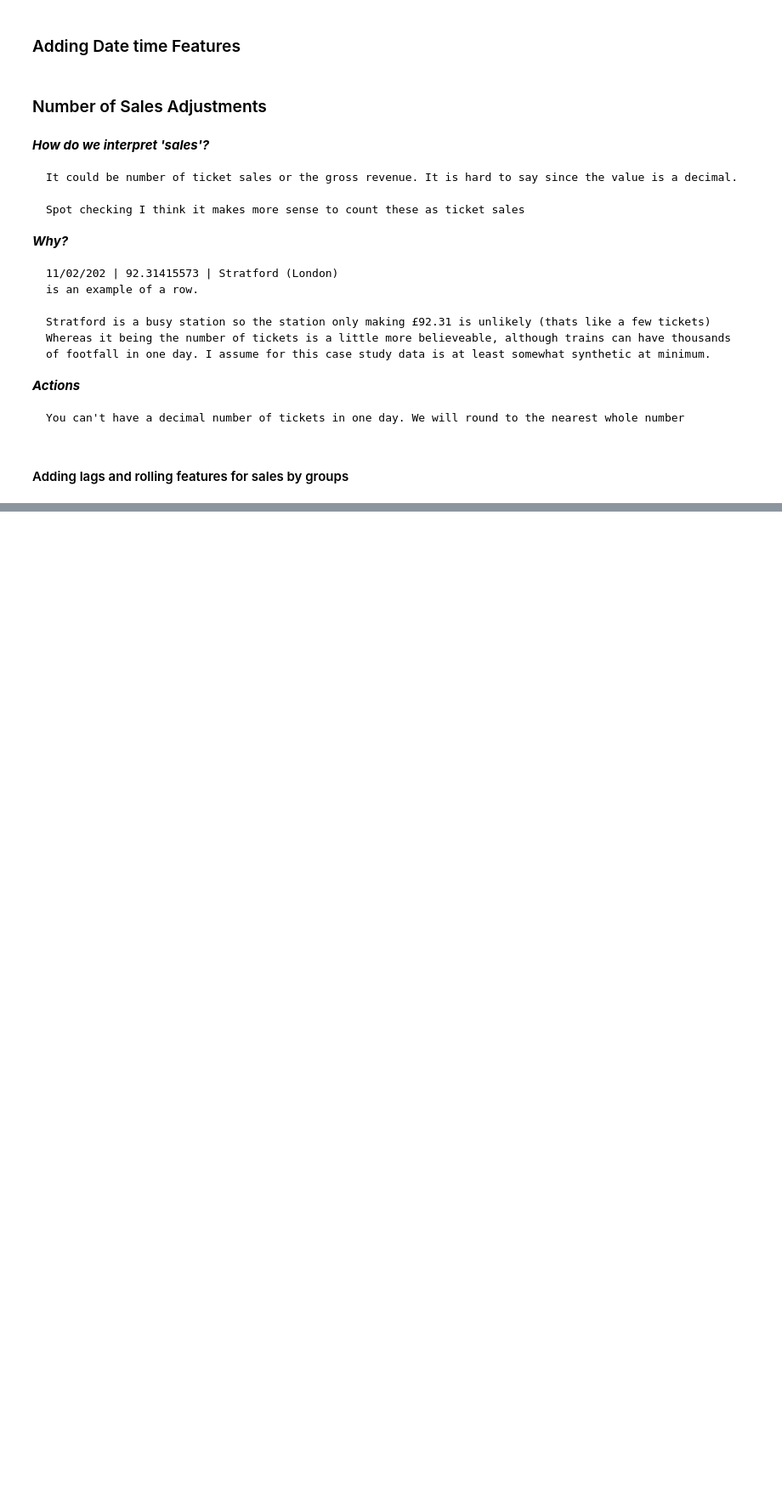
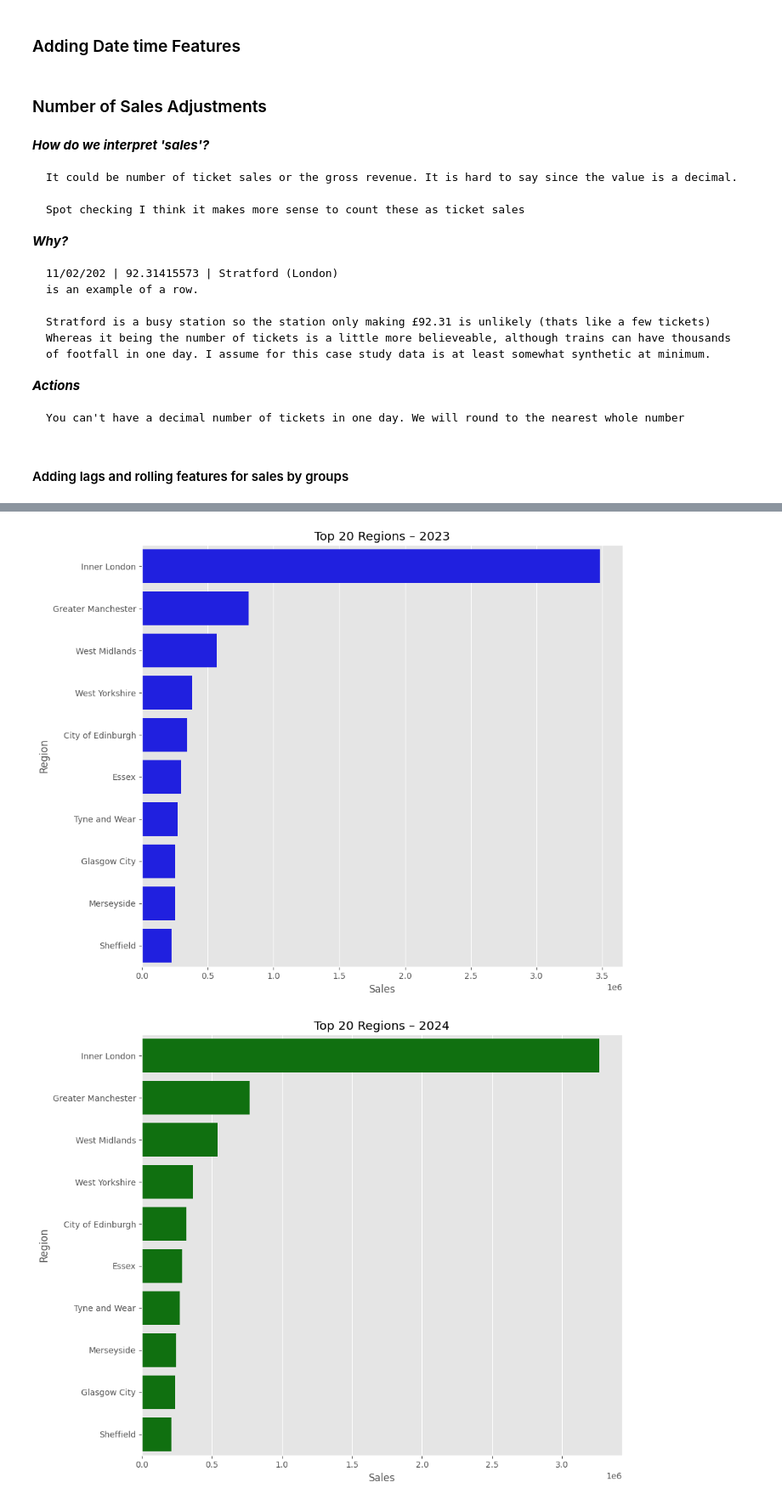
Before and after one commit to Medoci/i-like-trains, a Jupyter notebook: case_study/notebooks/eda.ipynb, the cells around one changed output, grey strips where cells are left out. Shown at 85% size. Saved outputs shown, nothing was run; the diff lists cells and outputs as text; code cells hidden in the pictures; blank space fills up the shorter version.

```diff
--- a/case_study/notebooks/eda.ipynb
+++ b/case_study/notebooks/eda.ipynb
@@ -372,0 +706,31 @@ df['trainline_assisted_sales'].value_counts()
+# %%
+top_23 = (vis_df.query('year == 2023')
+          .groupby('region', as_index=False)['sales']
+          .sum()
+          .sort_values('sales', ascending=False)
+          .head(10))
+
+top_24 = (vis_df.query('year == 2024')
+          .groupby('region', as_index=False)['sales']
+          .sum()
+          .sort_values('sales', ascending=False)
+          .head(10))
+
+plt.figure(figsize=(10, 8))
+sns.barplot(data=top_23, x='sales', y='region', color='blue')
+plt.title('Top 20 Regions – 2023')
+plt.xlabel('Sales')
+plt.ylabel('Region')
+plt.tight_layout()
+plt.show()
+
+plt.figure(figsize=(10, 8))
+sns.barplot(data=top_24, x='sales', y='region', color='green')
+plt.title('Top 20 Regions – 2024')
+plt.xlabel('Sales')
+plt.ylabel('Region')
+plt.tight_layout()
+plt.show()
+# %% [output]
+[figure, added]
+[figure, added]
```
Also changed, not shown: parts of 37 cells of this notebook, 2 other files.
